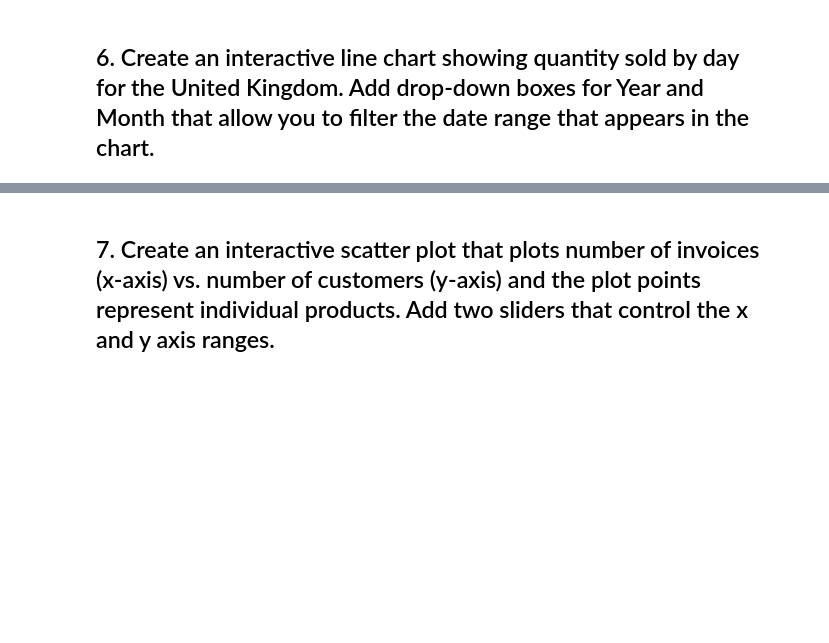
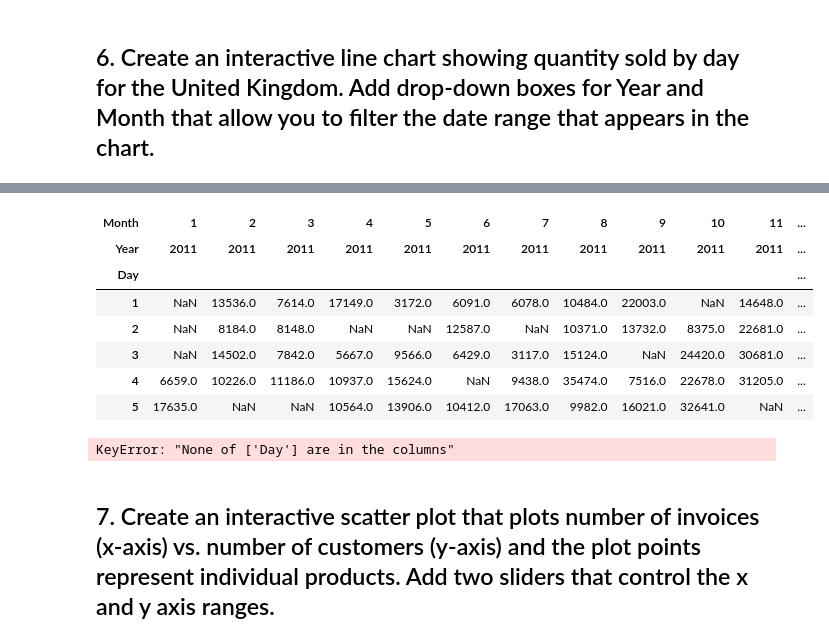
Before and after one commit to ironhack-datalabs/datamad0120, a Jupyter notebook: module-2/lab-interactive-visualization/your-code/main.ipynb, the cells around one changed output, grey strips where cells are left out. Drawn from its saved outputs; the diff is of its cells as text; code cells hidden in the pictures; blank space fills up the shorter version.

```diff
--- a/module-2/lab-interactive-visualization/your-code/main.ipynb
+++ b/module-2/lab-interactive-visualization/your-code/main.ipynb
@@ -54,3 +187,22 @@ uk = data[data['Country']=='United Kingdom']
+# %%
+ukpivot = uk.pivot_table(values='Quantity',
+               columns=['Month','Year'],
+               index='Day',
+               aggfunc='sum')
+ukpivot.head()
+# %% [output]
+| Month | 1 | 2 | 3 | 4 | 5 | 6 | 7 | 8 | 9 | 10 | 11 | ... |
+| Year | 2011 | 2011 | 2011 | 2011 | 2011 | 2011 | 2011 | 2011 | 2011 | 2011 | 2011 | ... |
+| Day |  |  |  |  |  |  |  |  |  |  |  | ... |
+| 1 | NaN | 13536.0 | 7614.0 | 17149.0 | 3172.0 | 6091.0 | 6078.0 | 10484.0 | 22003.0 | NaN | 14648.0 | ... |
+| 2 | NaN | 8184.0 | 8148.0 | NaN | NaN | 12587.0 | NaN | 10371.0 | 13732.0 | 8375.0 | 22681.0 | ... |
+| 3 | NaN | 14502.0 | 7842.0 | 5667.0 | 9566.0 | 6429.0 | 3117.0 | 15124.0 | NaN | 24420.0 | 30681.0 | ... |
+| 4 | 6659.0 | 10226.0 | 11186.0 | 10937.0 | 15624.0 | NaN | 9438.0 | 35474.0 | 7516.0 | 22678.0 | 31205.0 | ... |
+| 5 | 17635.0 | NaN | NaN | 10564.0 | 13906.0 | 10412.0 | 17063.0 | 9982.0 | 16021.0 | 32641.0 | NaN | ... |
+# %%
+ukpivot.iplot(kind='line', x='Day')
+# %% [output]
+KeyError: "None of ['Day'] are in the columns"
 # %% [markdown]
 ## 7. Create an interactive scatter plot that plots number of invoices (x-axis) vs. number of customers (y-axis) and the plot points represent individual products. Add two sliders that control the x and y axis ranges.
 # %%
```
Also changed, not shown: parts of 20 cells of this notebook, 4 other files.
